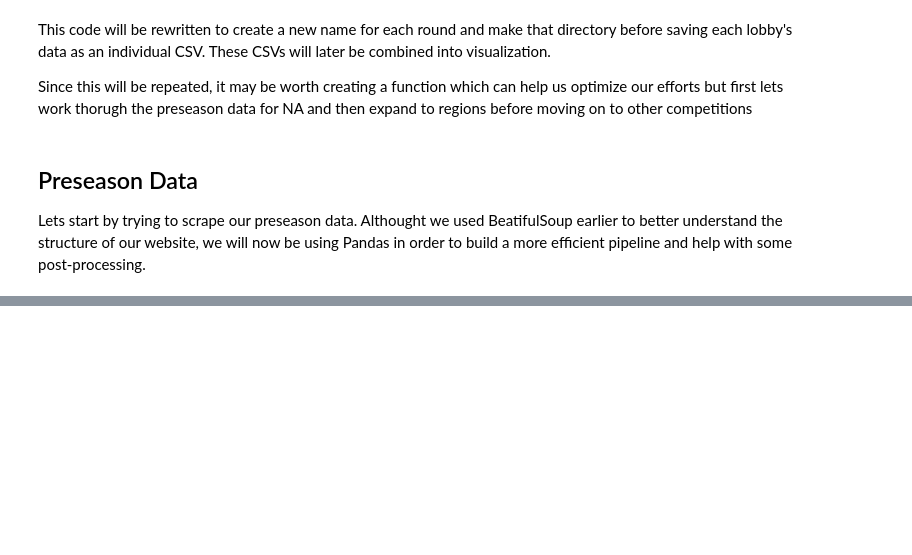
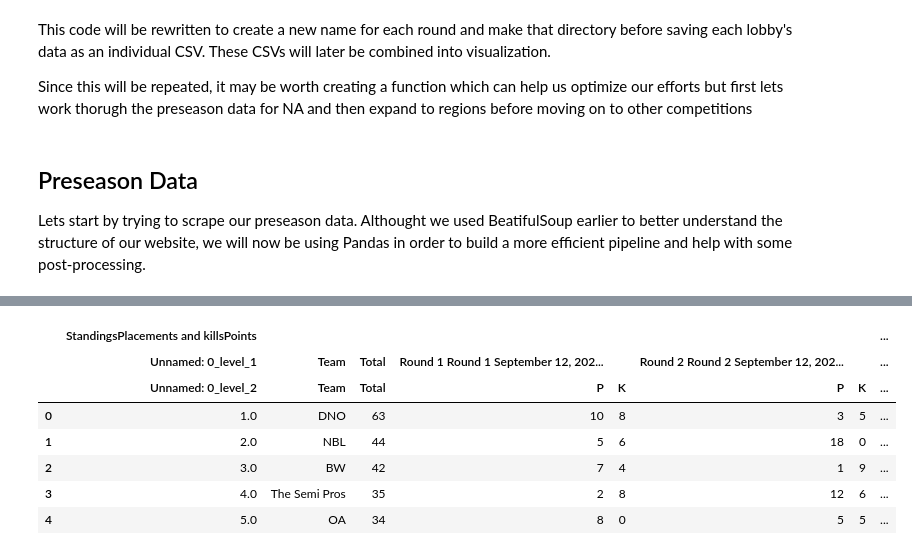
Before and after one commit to lutimoth/DataSci-Projects-and-KaggleComps, a Jupyter notebook: Data Science Projects/ALGS Visualization/DataScrape/ALGS Liquidpedia Data Scrape.ipynb, the cells around one changed output, grey strips where cells are left out. Cells and saved outputs as stored; diff of their text form; code cells hidden in the pictures; blank space fills up the shorter version.

```diff
--- a/Data Science Projects/ALGS Visualization/DataScrape/ALGS Liquidpedia Data Scrape.ipynb
+++ b/Data Science Projects/ALGS Visualization/DataScrape/ALGS Liquidpedia Data Scrape.ipynb
@@ -447,0 +366,5 @@ for _ in rounds:
+# %%
+# Lets test fixing the kills issues
+# We only need the first half of the value, it will always be even so we can slice half the length of the value
+test = df.iloc[:, 4:11:2].astype(str)
+test.head()
@@ -447,0 +392,12 @@ for _ in rounds:
+# %%
+df.iloc[:, 4:11:2] = test.astype(int)
+df.head()
+# %% [output]
+|  | StandingsPlacements and killsPoints |  |  |  |  |  |  | ... |
+|  | Unnamed: 0_level_1 | Team | Total | Round 1 Round 1 September 12, 202... |  | Round 2 Round 2 September 12, 202... |  | ... |
+|  | Unnamed: 0_level_2 | Team | Total | P | K | P | K | ... |
+| 0 | 1.0 | DNO | 63 | 10 | 8 | 3 | 5 | ... |
+| 1 | 2.0 | NBL | 44 | 5 | 6 | 18 | 0 | ... |
+| 2 | 3.0 | BW | 42 | 7 | 4 | 1 | 9 | ... |
+| 3 | 4.0 | The Semi Pros | 35 | 2 | 8 | 12 | 6 | ... |
+| 4 | 5.0 | OA | 34 | 8 | 0 | 5 | 5 | ... |
```
Also changed, not shown: parts of 26 cells of this notebook.
